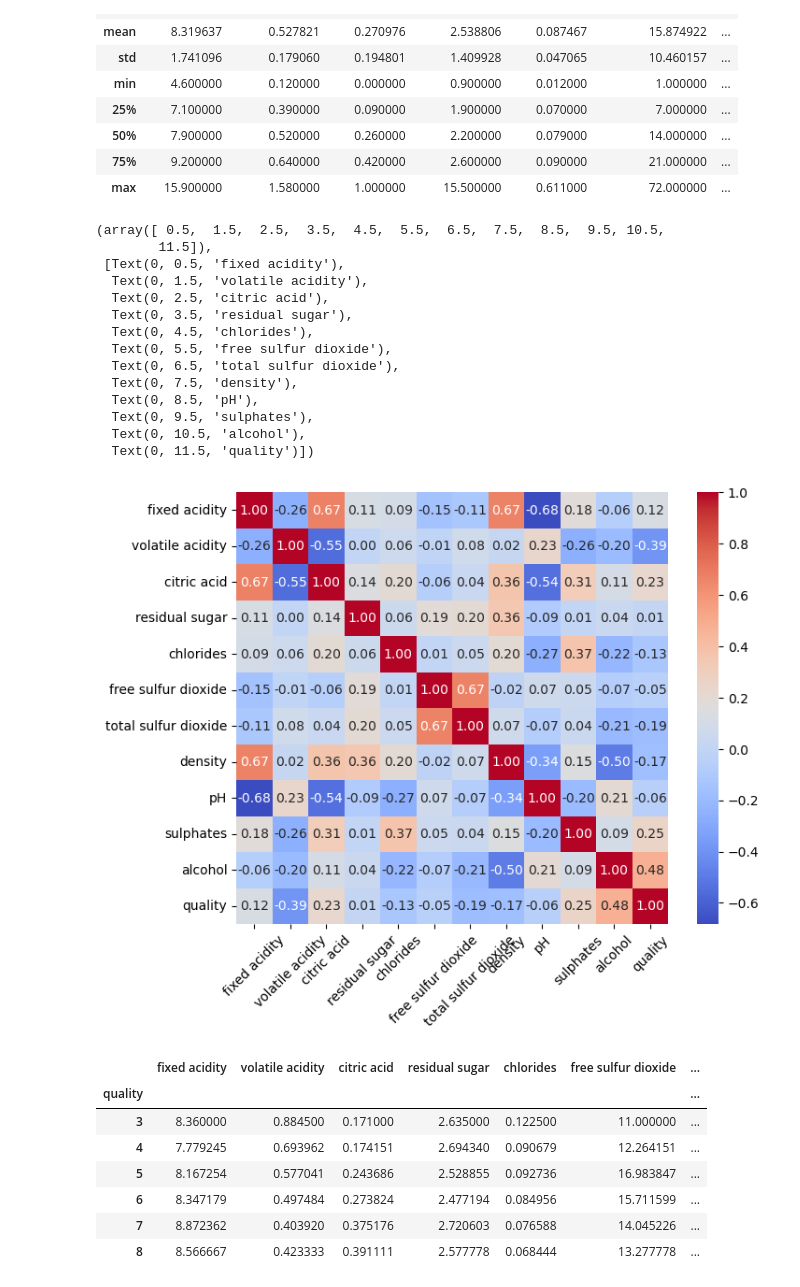
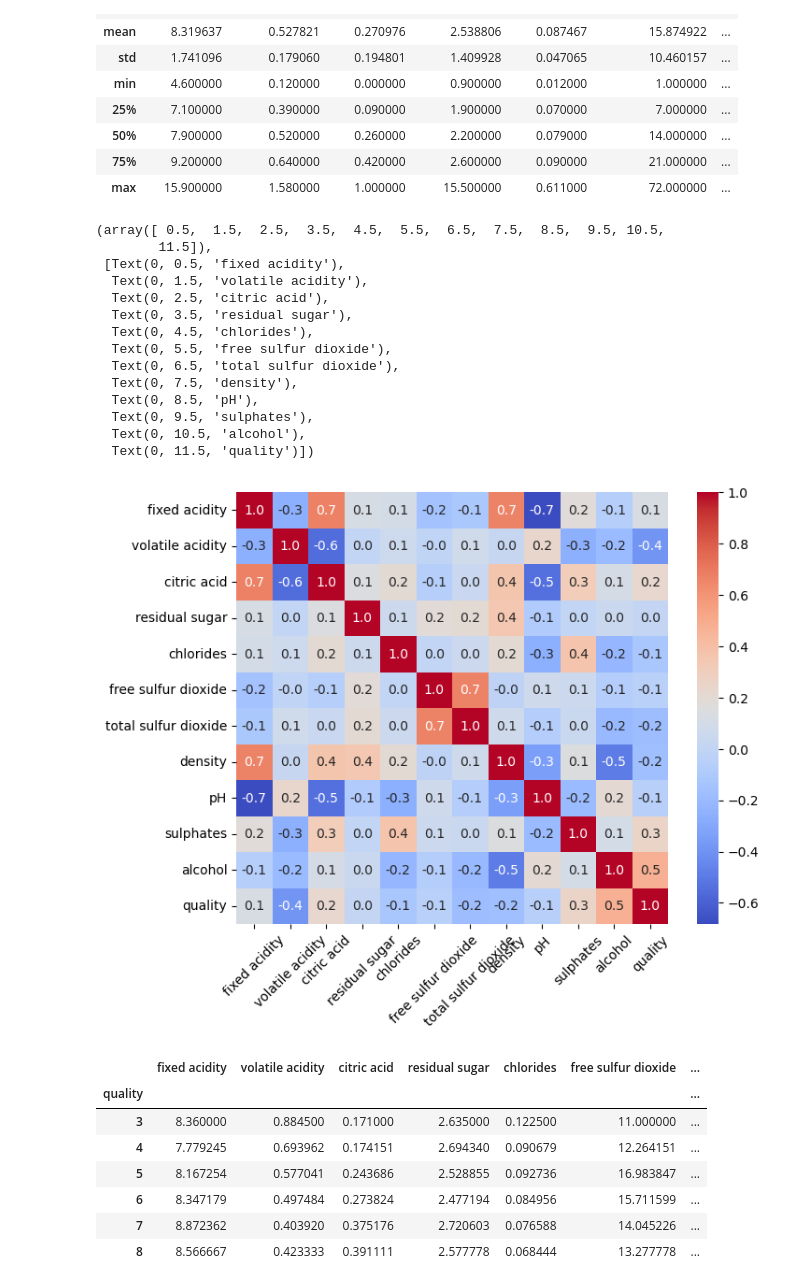
Before and after one commit to saqlineniam/Wine-Quality-Prediction-With-Random-Frost-Model, a Jupyter notebook: Wine Quality Prediction With Random Frost Model.ipynb, the cells around one changed output. Saved outputs shown, nothing was run; the diff lists cells and outputs as text; code cells hidden in the pictures.

```diff
--- a/Wine Quality Prediction With Random Frost Model.ipynb
+++ b/Wine Quality Prediction With Random Frost Model.ipynb
@@ -49,25 +55,25 @@ df.describe()
 | max | 15.900000 | 1.580000 | 1.000000 | 15.500000 | 0.611000 | 72.000000 | ... |
 # %%
 plt.figure(figsize=(8, 6))
-sns.heatmap(df.corr(), annot=True, cmap='coolwarm', fmt='.2f', square=True)
+sns.heatmap(df.corr(), annot=True, cmap='coolwarm', fmt='.1f', square=True)
 plt.xticks(rotation=45)
 plt.yticks(rotation=0)
 # %% [output]
 (array([ 0.5,  1.5,  2.5,  3.5,  4.5,  5.5,  6.5,  7.5,  8.5,  9.5, 10.5,
         11.5]),
  [Text(0, 0.5, 'fixed acidity'),
   Text(0, 1.5, 'volatile acidity'),
   Text(0, 2.5, 'citric acid'),
   Text(0, 3.5, 'residual sugar'),
   Text(0, 4.5, 'chlorides'),
   Text(0, 5.5, 'free sulfur dioxide'),
   Text(0, 6.5, 'total sulfur dioxide'),
   Text(0, 7.5, 'density'),
   Text(0, 8.5, 'pH'),
   Text(0, 9.5, 'sulphates'),
   Text(0, 10.5, 'alcohol'),
   Text(0, 11.5, 'quality')])
-[figure, old version]
+[figure, new version]
 # %%
 df.groupby('quality').mean()
 # %% [output]
```
Also changed, not shown: parts of 25 cells of this notebook.
